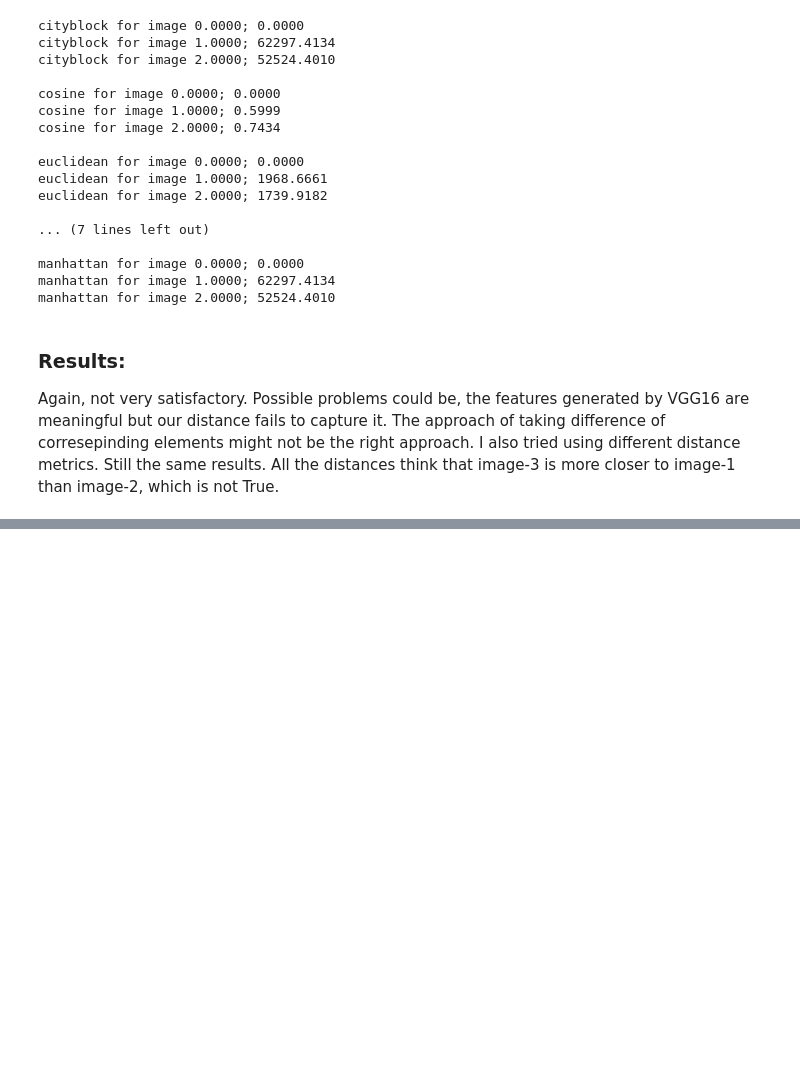
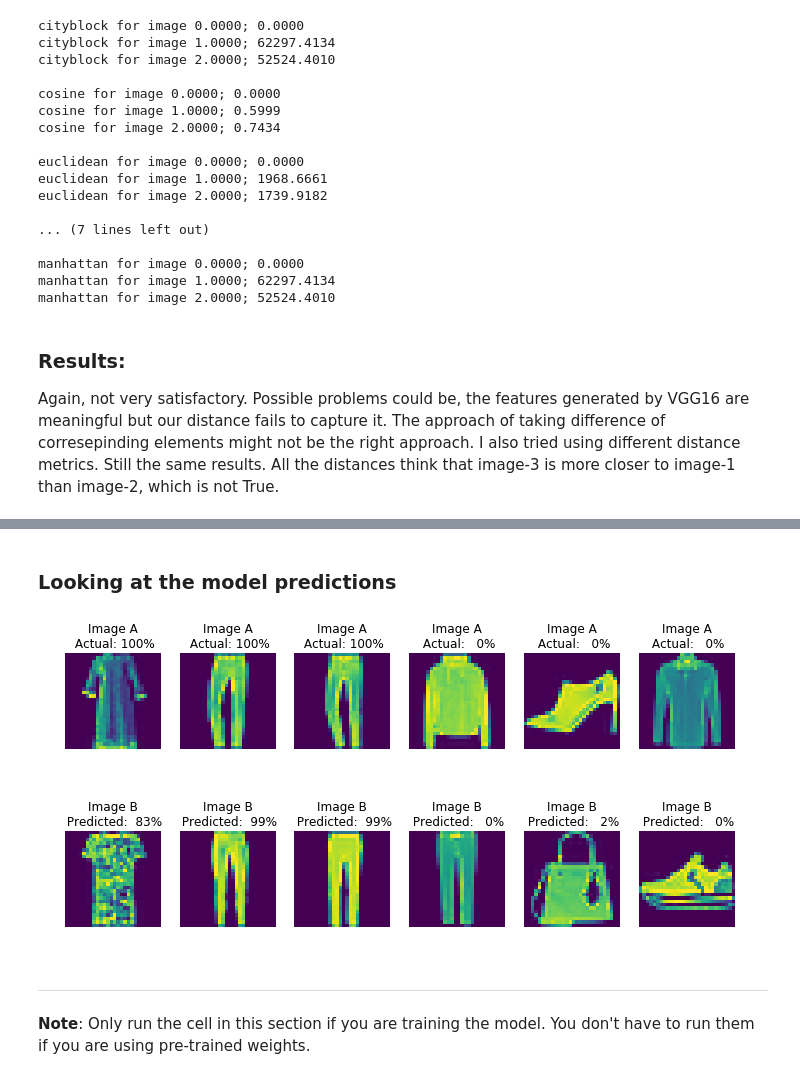
Before and after one commit to Ankur-singh/image_similarity, a Jupyter notebook: Image_similarity.ipynb, the cells around one changed output, grey strips where cells are left out. Saved outputs shown, nothing was run; the diff lists cells and outputs as text; code cells hidden in the pictures; blank space fills up the shorter version.

Commit message:
siamese net completed
Network takes two images as input and returns how similar they are in the scale of 0-1. '1' indicates max similarity.

```diff
--- a/Image_similarity.ipynb
+++ b/Image_similarity.ipynb
@@ -108,0 +142,6 @@ Again, not very satisfactory. Possible problems could be, the features generated
+# %%
+# reorganize by groups
+train_groups = [x_train[np.where(y_train==i)[0]] for i in np.unique(y_train)]
+test_groups = [x_test[np.where(y_test==i)[0]] for i in np.unique(y_train)]
+print('train groups:', [x.shape[0] for x in train_groups])
+print('test groups:', [x.shape[0] for x in test_groups])
@@ -108,0 +161,20 @@ Again, not very satisfactory. Possible problems could be, the features generated
+# %%
+def gen_random_batch(in_groups, batch_halfsize = 8):
+    """ Helper function that generated pair of images of which first half are similar and second half are diffirent"""
+    out_img_a, out_img_b, out_score = [], [], []
+    all_groups = list(range(len(in_groups)))
+    for match_group in [True, False]:
+        group_idx = np.random.choice(all_groups, size = batch_halfsize)
+        out_img_a += [in_groups[c_idx][np.random.choice(range(in_groups[c_idx].shape[0]))] for c_idx in group_idx]
+        if match_group:
+            b_group_idx = group_idx
+            out_score += [1]*batch_halfsize
+        else:
+            # anything but the same group
+            non_group_idx = [np.random.choice([i for i in all_groups if i!=c_idx]) for c_idx in group_idx]
+            b_group_idx = non_group_idx
+            out_score += [0]*batch_halfsize
+
+        out_img_b += [in_groups[c_idx][np.random.choice(range(in_groups[c_idx].shape[0]))] for c_idx in b_group_idx]
+
+    return np.stack(out_img_a,0), np.stack(out_img_b,0), np.stack(out_score,0)
@@ -108,0 +278,3 @@ Again, not very satisfactory. Possible problems could be, the features generated
+# %%
+feature_model = load_model('models/feature_model.h5')
+similarity_model = load_model('models/similarity_model.h5')
@@ -108,0 +321,22 @@ Again, not very satisfactory. Possible problems could be, the features generated
+# %% [markdown]
+### Looking at the model predictions
+# %%
+def show_model_output(nb_examples = 3):
+    pv_a, pv_b, pv_sim = gen_random_batch(test_groups, nb_examples)
+    pred_sim = similarity_model.predict([pv_a, pv_b])
+    fig, m_axs = plt.subplots(2, pv_a.shape[0], figsize = (12, 6))
+    for c_a, c_b, c_d, p_d, (ax1, ax2) in zip(pv_a, pv_b, pv_sim, pred_sim, m_axs.T):
+        ax1.imshow(c_a[:,:,0])
+        ax1.set_title('Image A\n Actual: %3.0f%%' % (100*c_d))
+        ax1.axis('off')
+        ax2.imshow(c_b[:,:,0])
+        ax2.set_title('Image B\n Predicted: %3.0f%%' % (100*p_d))
+        ax2.axis('off')
+    return fig
+# a completely untrained model
+_ = show_model_output()
+# %% [output]
+[figure, added]
+# %% [markdown]
+___
+**Note**: Only run the cell in this section if you are training the model. You don't have to run them if you are using pre-trained weights.
```
Also changed, not shown: parts of 49 cells of this notebook, 4 other files.
